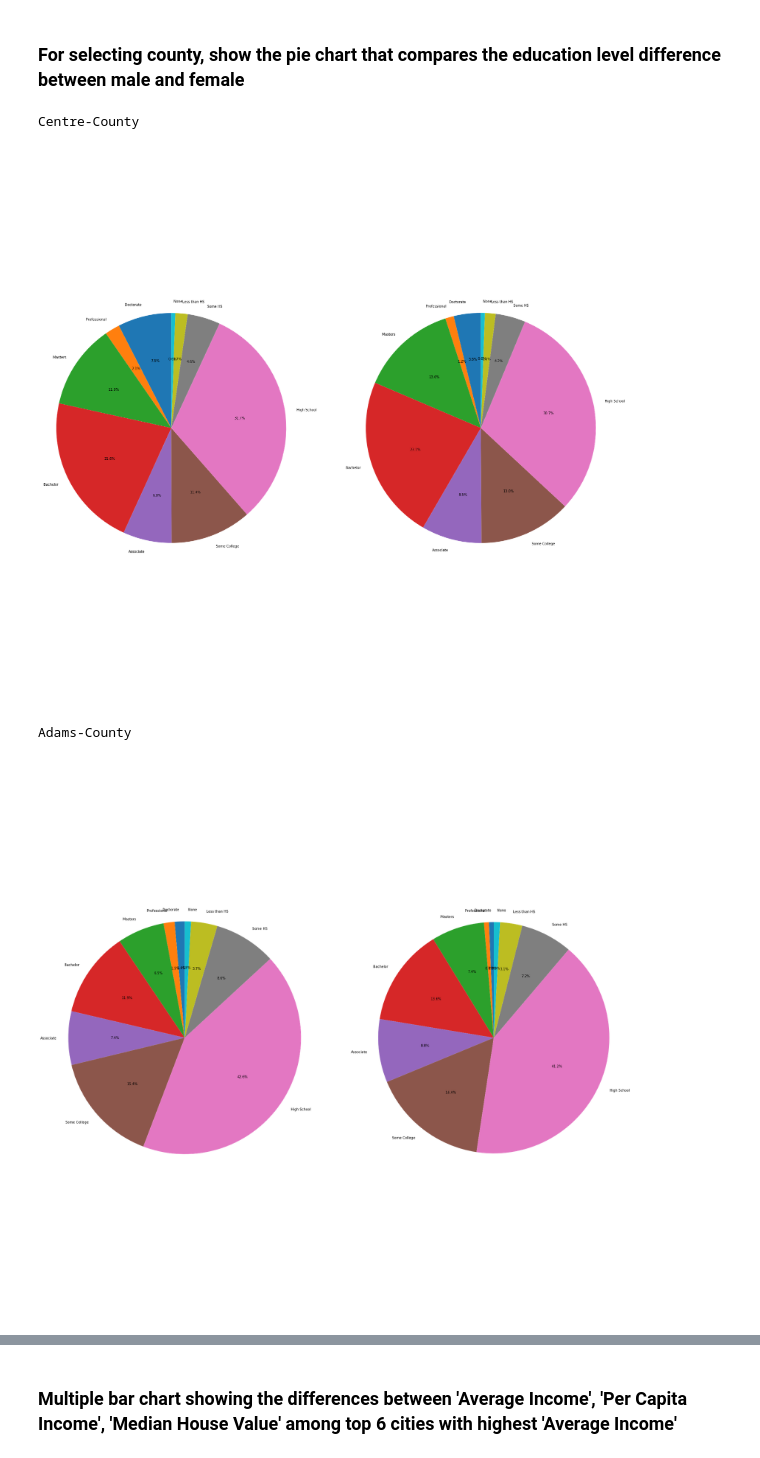
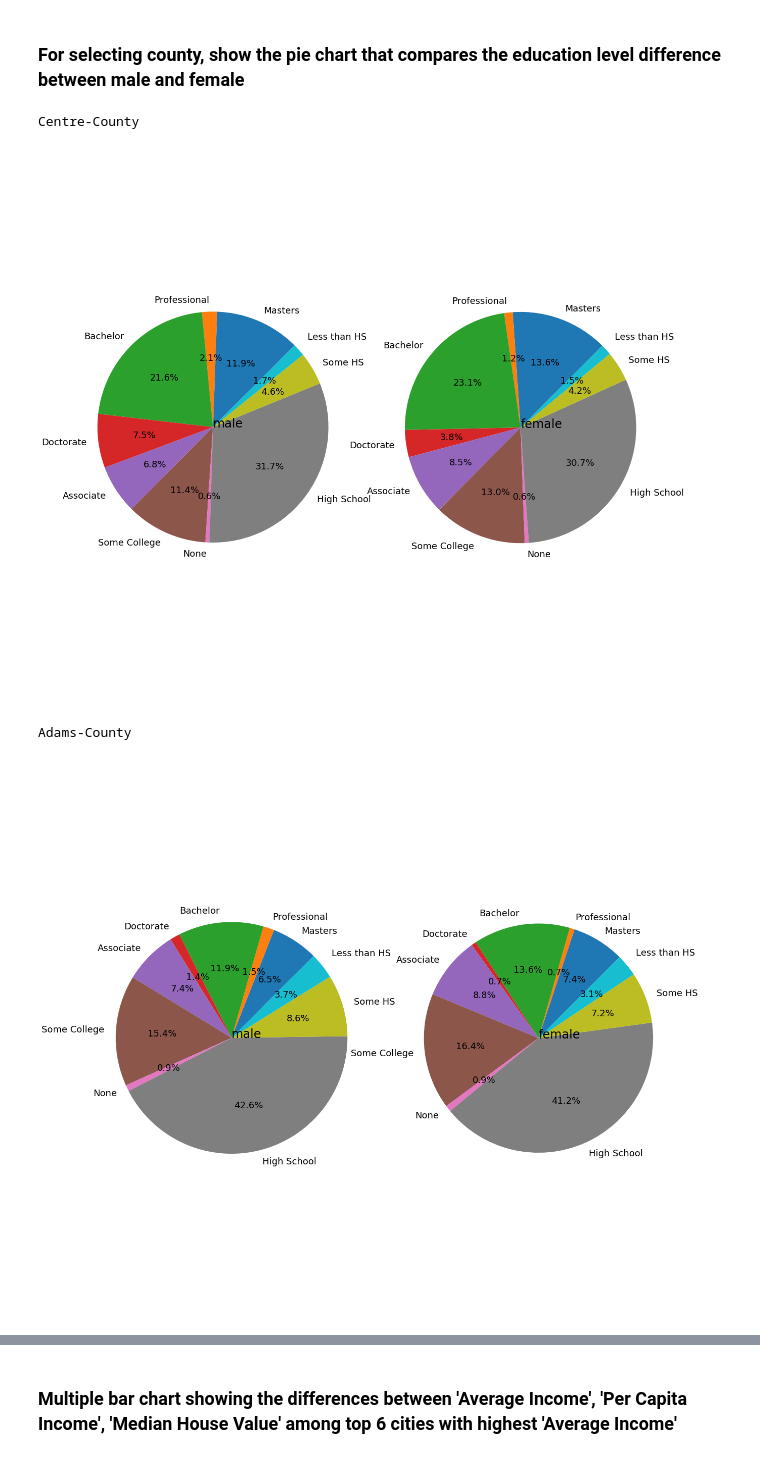
Before and after one commit to RebeccaXXX/DOM-and-Gerry, a Jupyter notebook: Visualization.ipynb, the cells around one changed output, grey strips where cells are left out. Saved outputs shown, nothing was run; the diff lists cells and outputs as text; code cells hidden in the pictures.

Commit message:
update visualization

```diff
--- a/Visualization.ipynb
+++ b/Visualization.ipynb
@@ -34,6 +30,9 @@ largestPopulation.plot.bar(x='City',figsize = (20,20))
 ### For selecting county, show the pie chart that compares the education level difference between male and female
 # %%
 from matplotlib.gridspec import GridSpec
+import matplotlib as mpl
+mpl.rcParams['font.size'] = 18
+
 def draw_pie_chart(city = 'Centre-County'):
     # data preparation process
     # extract the data for drawing
@@ -41,40 +40,52 @@ def draw_pie_chart(city = 'Centre-County'):
     dropCol2 = list(data.columns)[10:24]
     dropCol3 = list(data.columns)[44:]
     education = data.drop(dropCol1,axis=1)
     education.drop(dropCol2,axis=1,inplace=True)
     education.drop(dropCol3,axis=1,inplace=True)
     educationM = education.iloc[:,:11]
     educationF = education.drop(education.columns[1:11],axis = 1)
     educationM.drop_duplicates(inplace=True)
     educationF.drop_duplicates(inplace=True)
     educationM = educationM[educationM['County']==city]
     educationF = educationF[educationF['County']==city]
     educationM.reset_index(inplace=True)
     educationF.reset_index(inplace=True)
     print(city)
 
     # draw and format the pie charts
     the_grid = GridSpec(1, 2)
-    fig = plt.figure(figsize=[30,30])
+    fig = plt.figure(figsize=[20,20])
 
-    labels = 'Doctorate','Professional','Masters','Bachelor','Associate','Some College','High School','Some HS','Less than HS','None'
-    sizesM = [educationM.iloc[:,2],educationM.iloc[:,3],educationM.iloc[:,4],educationM.iloc[:,5],educationM.iloc[:,6],educationM.iloc[:,7],educationM.iloc[:,8],educationM.iloc[:,9],educationM.iloc[:,10],educationF.iloc[:,11]]
-    sizesF = [educationF.iloc[:,2],educationF.iloc[:,3],educationF.iloc[:,4],educationF.iloc[:,5],educationF.iloc[:,6],educationF.iloc[:,7],educationF.iloc[:,8],educationF.iloc[:,9],educationF.iloc[:,10],educationF.iloc[:,11]]
+    labels = ['Masters','Professional','Bachelor','Doctorate',
+             'Associate','Some College','None','High School',
+              'Some HS','Less than HS\n']
+    sizesM = [educationM.iloc[:,4],educationM.iloc[:,3],
+              educationM.iloc[:,5],educationM.iloc[:,2],
+              educationM.iloc[:,6],educationM.iloc[:,7],
+              educationF.iloc[:,11],educationM.iloc[:,8],
+              educationM.iloc[:,9],educationM.iloc[:,10]]
+    sizesF = [educationF.iloc[:,4],educationF.iloc[:,3],
+              educationF.iloc[:,5],educationF.iloc[:,2],
+              educationF.iloc[:,6],educationF.iloc[:,7],
+              educationF.iloc[:,11],educationF.iloc[:,8],
+              educationF.iloc[:,9],educationF.iloc[:,10]]
     plt.subplot(the_grid[0, 0], aspect=0)
-    plt.pie(sizesM, labels=labels, autopct='%1.1f%%',startangle=90)
+    plt.text(0, 0, 'male',fontsize = 24)
+    plt.pie(sizesM, labels=labels, autopct='%1.1f%%',startangle=45)
     plt.axis('equal')
     plt.subplot(the_grid[0, 1], aspect=0)
-    plt.pie(sizesF, labels=labels, autopct='%1.1f%%',startangle=90)
+    plt.text(0, 0, 'female',fontsize = 24)
+    plt.pie(sizesF, labels=labels, autopct='%1.1f%%',startangle=45)
     plt.axis('equal')
     plt.show()
 
 # Examples:
 draw_pie_chart()
 draw_pie_chart('Adams-County')
 draw_pie_chart('Lehigh-County')
 # %% [output]
 Centre-County
-[figure, old version]
+[figure, new version]
 Adams-County
-[figure, old version]
+[figure, new version]
 Lehigh-County
```
Also changed, not shown: parts of 3 cells of this notebook, 1 other file.
